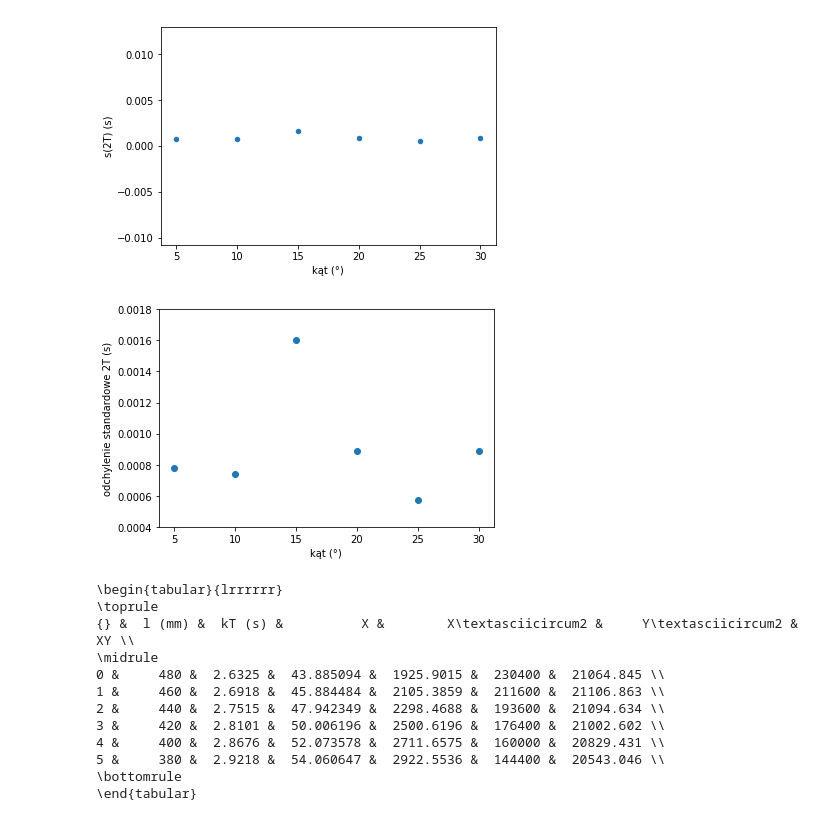
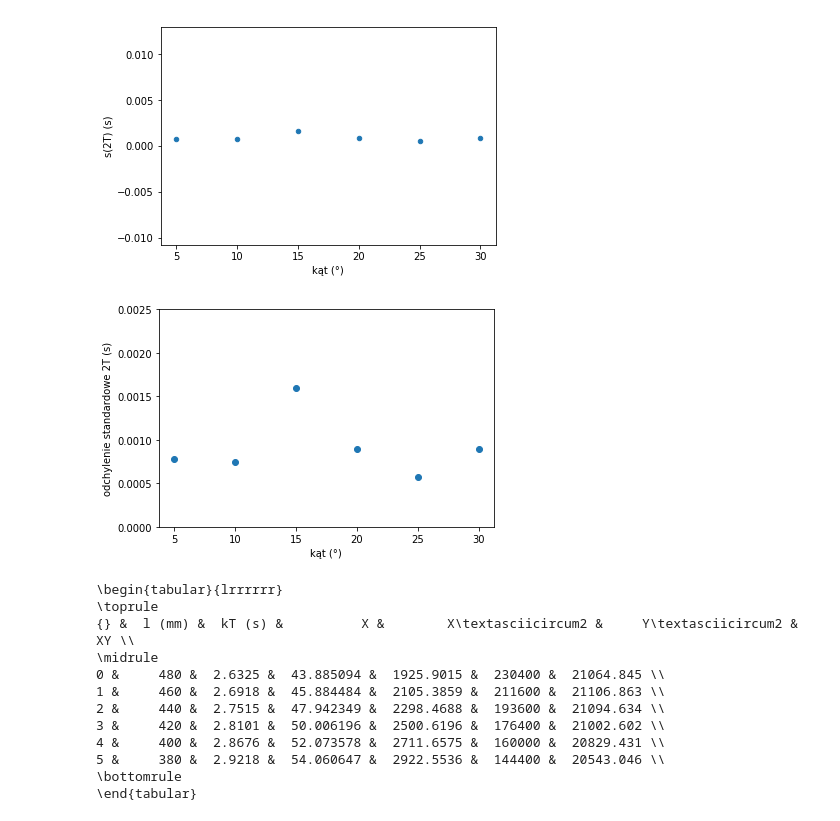
Before and after one commit to Necior/mini-fizyka-lab, a Jupyter notebook: lab02/notebook02.ipynb, the cells around one changed output. Cells and saved outputs as stored; diff of their text form; code cells hidden in the pictures.

```diff
--- a/lab02/notebook02.ipynb
+++ b/lab02/notebook02.ipynb
@@ -84,13 +84,13 @@ matplotlib.pyplot.savefig('wykres-2_0.pdf',  bbox_inches='tight', pad_inches=0)
 # %%
 fig = matplotlib.pyplot.figure()
 matplotlib.pyplot.plot(df2['kąt (°)'], df2['s(2T) (s)'], 'o')
 matplotlib.pyplot.xlabel('kąt (°)')
-matplotlib.pyplot.ylim(0.0004,0.0018)
+matplotlib.pyplot.ylim(0.000,0.0025)
 matplotlib.pyplot.ylabel('odchylenie standardowe 2T (s)')
 #fig.set_size_inches()
 matplotlib.pyplot.savefig('wykres-2_1.pdf',  bbox_inches='tight', pad_inches=0.1)
 # %% [output]
-[figure, old version]
+[figure, new version]
 # %%
 print(data_2.to_latex())
 # %% [output]
```
Also changed, not shown: 9 other files.
